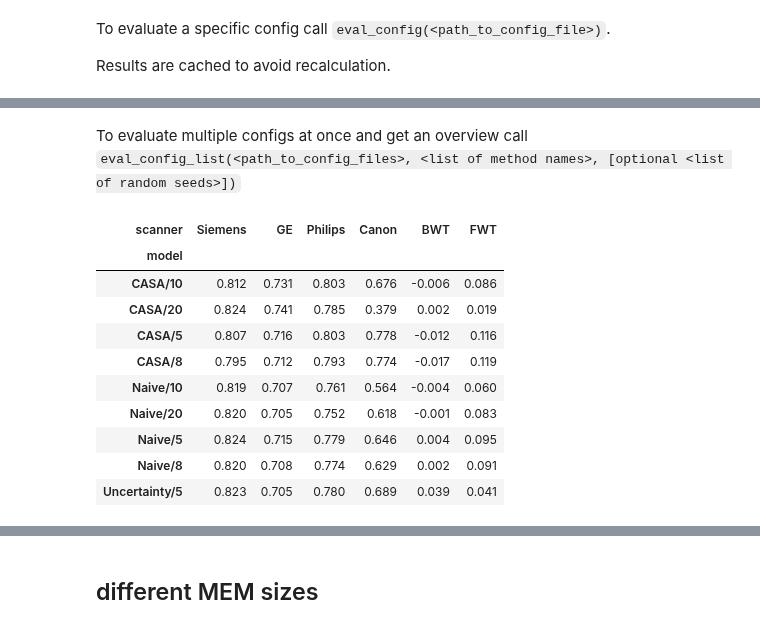
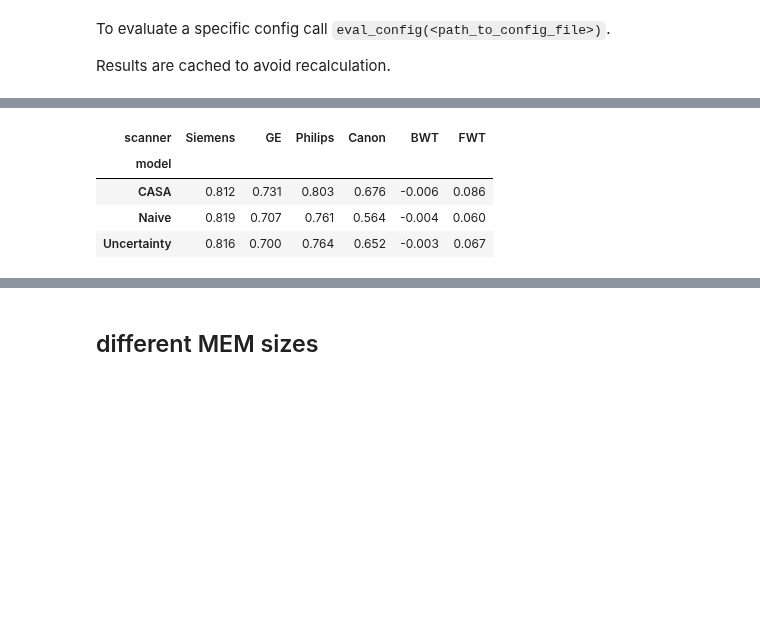
Before and after one commit to cirmuw/casa, a Jupyter notebook: evaluation/cardiac_evaluation.ipynb, the cells around one changed output, grey strips where cells are left out. Cells and saved outputs as stored; diff of their text form; code cells hidden in the pictures; blank space fills up the shorter version.

```diff
--- a/evaluation/cardiac_evaluation.ipynb
+++ b/evaluation/cardiac_evaluation.ipynb
@@ -305,22 +36,11 @@ eval_config('../training_configs/cardiac_canon.yml', seeds=[1, 2, 3, 4, 5]).grou
-# %% [markdown]
-To evaluate multiple configs at once and get an overview call `eval_config_list(<path_to_config_files>, <list of method names>, [optional <list of random seeds>])`
 # %%
-df_overview = eval_config_list(['../training_configs/cardiac_naive_5.yml', '../training_configs/cardiac_naive_8.yml',
-                                '../training_configs/cardiac_naive_10.yml', '../training_configs/cardiac_naive_20.yml',
-                                '../training_configs/cardiac_uncertainty_5.yml',
-                                '../training_configs/cardiac_casa_5.yml',  '../training_configs/cardiac_casa_8.yml',
-                                '../training_configs/cardiac_casa_10.yml',  '../training_configs/cardiac_casa_20.yml'],
-                               ['Naive/5', 'Naive/8', 'Naive/10', 'Naive/20', 'Uncertainty/5', 'CASA/5', 'CASA/8', 'CASA/10', 'CASA/20'], seeds=[1, 2, 3, 4, 5])
+df_overview = eval_config_list(['../training_configs/cardiac_naive.yml', '../training_configs/cardiac_uncertainty.yml',
+                                '../training_configs/cardiac_casa.yml'],
+                               ['Naive', 'Uncertainty', 'CASA'], seeds=[1, 2, 3, 4, 5])
 df_overview[['Siemens', 'GE', 'Philips', 'Canon', 'BWT', 'FWT']]
 # %% [output]
 | scanner | Siemens | GE | Philips | Canon | BWT | FWT |
 | model |  |  |  |  |  |  |
-| CASA/10 | 0.812 | 0.731 | 0.803 | 0.676 | -0.006 | 0.086 |
-| CASA/20 | 0.824 | 0.741 | 0.785 | 0.379 | 0.002 | 0.019 |
-| CASA/5 | 0.807 | 0.716 | 0.803 | 0.778 | -0.012 | 0.116 |
-| CASA/8 | 0.795 | 0.712 | 0.793 | 0.774 | -0.017 | 0.119 |
-| Naive/10 | 0.819 | 0.707 | 0.761 | 0.564 | -0.004 | 0.060 |
-| Naive/20 | 0.820 | 0.705 | 0.752 | 0.618 | -0.001 | 0.083 |
-| Naive/5 | 0.824 | 0.715 | 0.779 | 0.646 | 0.004 | 0.095 |
-| Naive/8 | 0.820 | 0.708 | 0.774 | 0.629 | 0.002 | 0.091 |
-| Uncertainty/5 | 0.823 | 0.705 | 0.780 | 0.689 | 0.039 | 0.041 |
+| CASA | 0.812 | 0.731 | 0.803 | 0.676 | -0.006 | 0.086 |
+| Naive | 0.819 | 0.707 | 0.761 | 0.564 | -0.004 | 0.060 |
+| Uncertainty | 0.816 | 0.700 | 0.764 | 0.652 | -0.003 | 0.067 |
```
Also changed, not shown: parts of 75 cells of this notebook, 5 other files.
